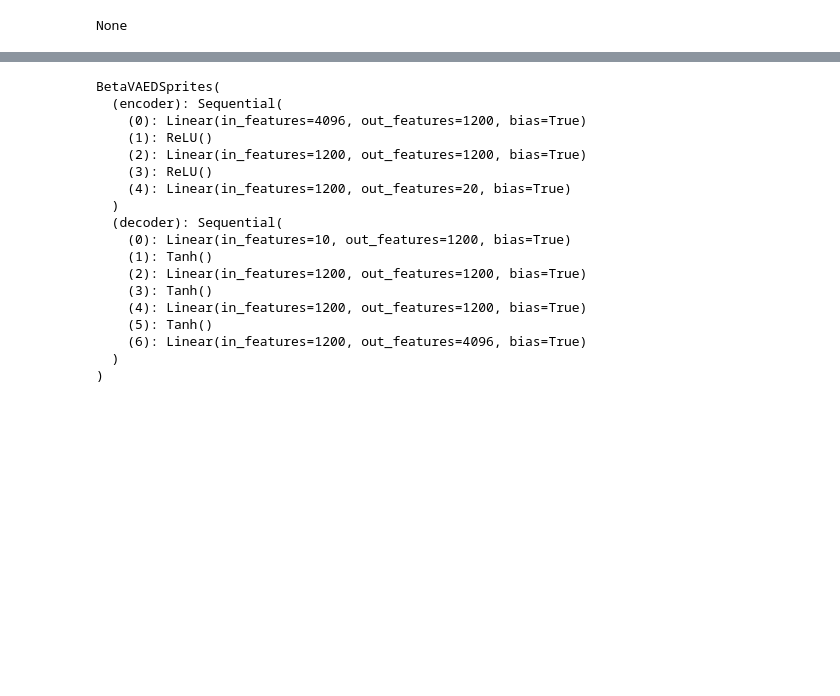
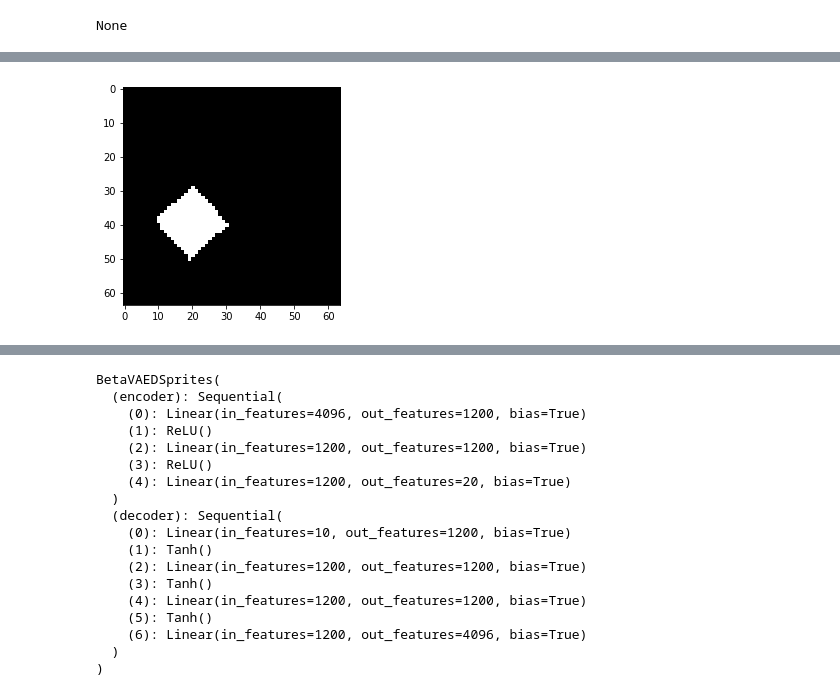
Before and after one commit to hzzhyj/atml, a Jupyter notebook: experiments/BetaVAE.ipynb, the cells around one changed output, grey strips where cells are left out. Cells and saved outputs as stored; diff of their text form; code cells hidden in the pictures; blank space fills up the shorter version.

```diff
--- a/experiments/BetaVAE.ipynb
+++ b/experiments/BetaVAE.ipynb
@@ -93,0 +201,7 @@ def compute_latent_gaussian_variance(model, dataset):
+# %%
+index = np.random.randint(0, len(dataset))
+original = dataset[index].float()
+plt.imshow(torch.sigmoid(original.detach()).view(64,64), cmap='Greys_r')
+plt.show()
+# %% [output]
+[figure, added]
```
Also changed, not shown: parts of 26 cells of this notebook, 3 other files.
